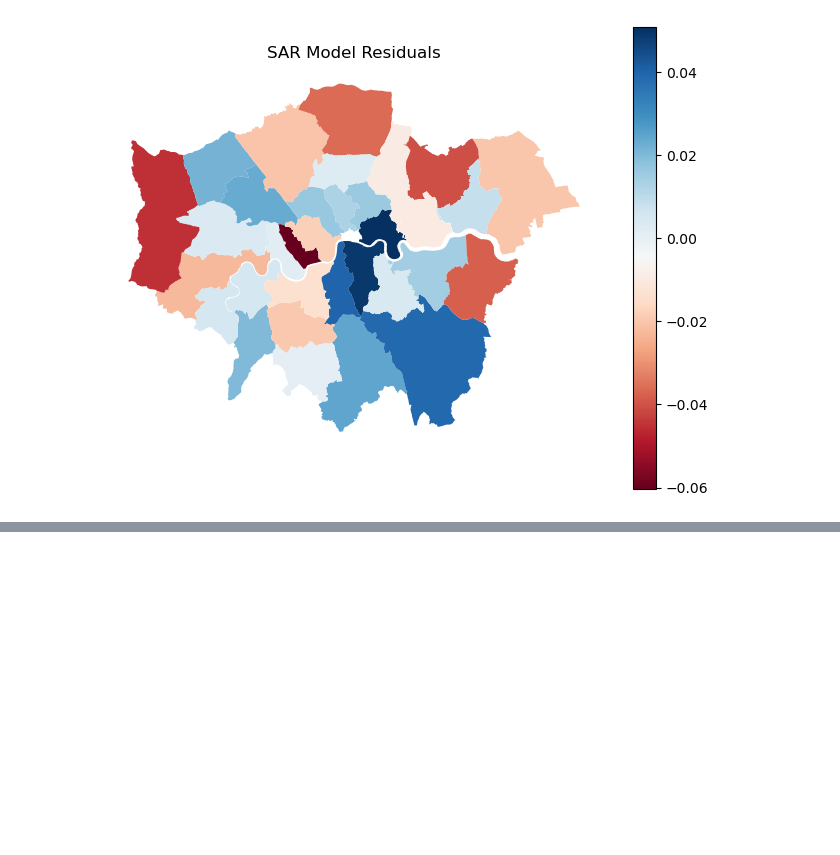
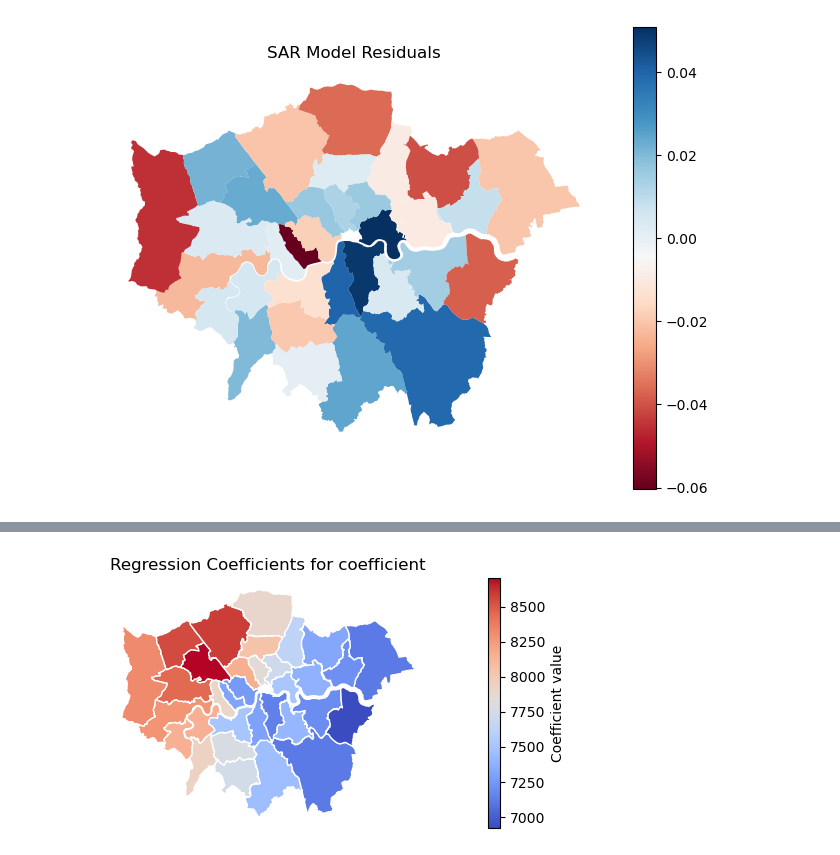
Before and after one commit to VeraLi0710/13Group-work_Airbnb-Patterns-London, a Jupyter notebook: Moran_point_pattern.ipynb, the cells around one changed output, grey strips where cells are left out. Cells and saved outputs as stored; diff of their text form; code cells hidden in the pictures; blank space fills up the shorter version.

```diff
--- a/Moran_point_pattern.ipynb
+++ b/Moran_point_pattern.ipynb
@@ -497,0 +579,4 @@ None
+# %%
+# Assuming 'gwr_results_rent' is the output from your GWR model
+zone['coefficient'] = gwr_results_rent.params[:, 1]  # Add coefficients
+zone['t_values'] = gwr_results_rent.tvalues[:, 1]  # Add t-values
@@ -497,0 +587,25 @@ None
+# %%
+# Define the variable names to be visualized, corresponding to the regression results added
+var_names = ['coefficient']  # Adjust this if more variables from the model should be visualized
+
+fig, axes = plt.subplots(1, len(var_names), figsize=(12, 3))
+
+# Ensure `axes` is iterable
+if len(var_names) == 1:
+    axes = [axes]
+
+for i, var in enumerate(var_names):
+    ax = axes[i]  # Access each subplot axis
+    zone.plot(column=var, cmap='coolwarm', legend=True, ax=ax, edgecolor='white', legend_kwds={'label': "Coefficient value"})
+    ax.set_title(f'Regression Coefficients for {var}')
+    ax.set_axis_off()
+
+    # Highlight non-significant areas based on a significance threshold
+    threshold = 1.96
+    non_significant = zone['t_values'].abs() < threshold  # Ensuring the use of absolute value for significance checking
+    zone.loc[non_significant].plot(ax=ax, color='lightgrey', edgecolor='white')
+
+plt.tight_layout()
+plt.show()
+# %% [output]
+[figure, added]
```
Also changed, not shown: parts of 18 cells of this notebook, 5 other files.
